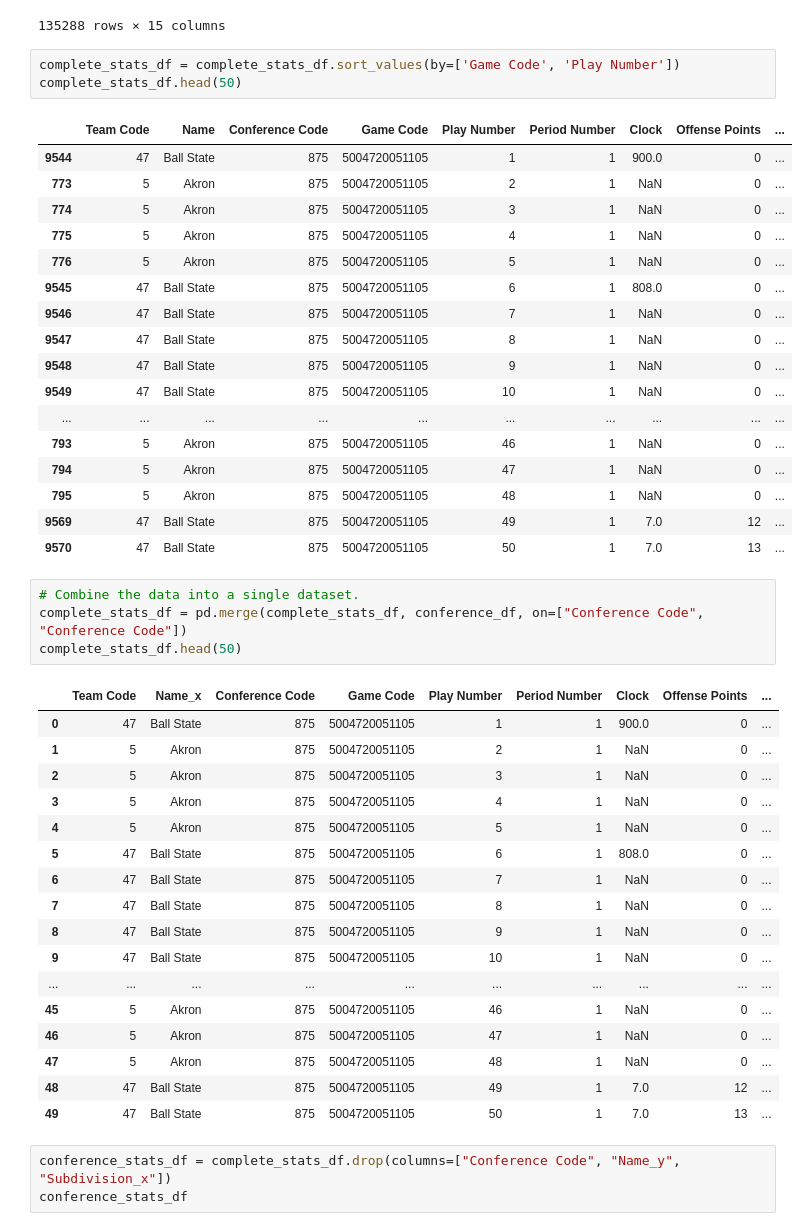
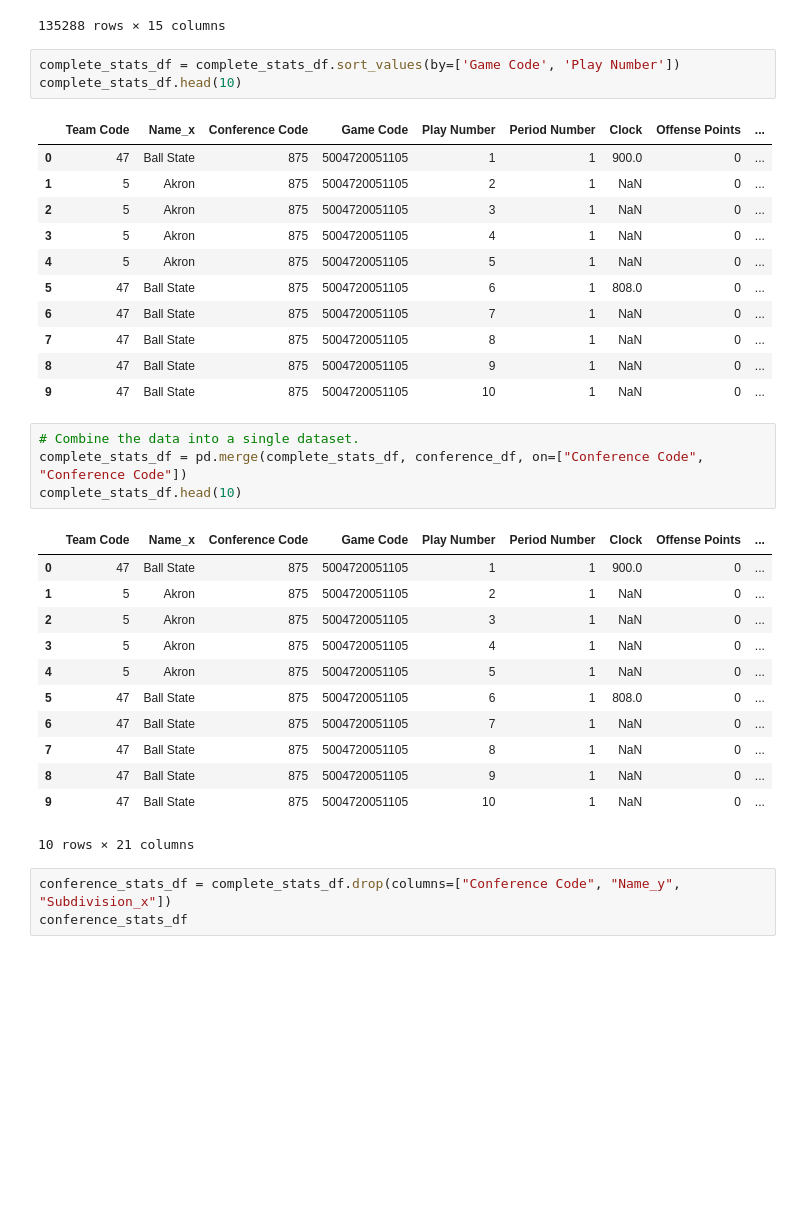
Before and after one commit to atuberville/FinalProject, a Jupyter notebook: conference_stats.ipynb, the cells around one changed output. Cells and saved outputs as stored; diff of their text form; blank space fills up the shorter version.

```diff
--- a/conference_stats.ipynb
+++ b/conference_stats.ipynb
@@ -105,29 +105,23 @@ complete_stats_df
 135288 rows × 15 columns
 # %%
 complete_stats_df = complete_stats_df.sort_values(by=['Game Code', 'Play Number'])
-complete_stats_df.head(50)
+complete_stats_df.head(10)
 # %% [output]
-|  | Team Code | Name | Conference Code | Game Code | Play Number | Period Number | Clock | Offense Points | ... |
-| 9544 | 47 | Ball State | 875 | 5004720051105 | 1 | 1 | 900.0 | 0 | ... |
-| 773 | 5 | Akron | 875 | 5004720051105 | 2 | 1 | NaN | 0 | ... |
-| 774 | 5 | Akron | 875 | 5004720051105 | 3 | 1 | NaN | 0 | ... |
-| 775 | 5 | Akron | 875 | 5004720051105 | 4 | 1 | NaN | 0 | ... |
-| 776 | 5 | Akron | 875 | 5004720051105 | 5 | 1 | NaN | 0 | ... |
-| 9545 | 47 | Ball State | 875 | 5004720051105 | 6 | 1 | 808.0 | 0 | ... |
-| 9546 | 47 | Ball State | 875 | 5004720051105 | 7 | 1 | NaN | 0 | ... |
-| 9547 | 47 | Ball State | 875 | 5004720051105 | 8 | 1 | NaN | 0 | ... |
-| 9548 | 47 | Ball State | 875 | 5004720051105 | 9 | 1 | NaN | 0 | ... |
-| 9549 | 47 | Ball State | 875 | 5004720051105 | 10 | 1 | NaN | 0 | ... |
-| ... | ... | ... | ... | ... | ... | ... | ... | ... | ... |
-| 793 | 5 | Akron | 875 | 5004720051105 | 46 | 1 | NaN | 0 | ... |
-| 794 | 5 | Akron | 875 | 5004720051105 | 47 | 1 | NaN | 0 | ... |
-| 795 | 5 | Akron | 875 | 5004720051105 | 48 | 1 | NaN | 0 | ... |
-| 9569 | 47 | Ball State | 875 | 5004720051105 | 49 | 1 | 7.0 | 12 | ... |
-| 9570 | 47 | Ball State | 875 | 5004720051105 | 50 | 1 | 7.0 | 13 | ... |
+|  | Team Code | Name_x | Conference Code | Game Code | Play Number | Period Number | Clock | Offense Points | ... |
+| 0 | 47 | Ball State | 875 | 5004720051105 | 1 | 1 | 900.0 | 0 | ... |
+| 1 | 5 | Akron | 875 | 5004720051105 | 2 | 1 | NaN | 0 | ... |
+| 2 | 5 | Akron | 875 | 5004720051105 | 3 | 1 | NaN | 0 | ... |
+| 3 | 5 | Akron | 875 | 5004720051105 | 4 | 1 | NaN | 0 | ... |
+| 4 | 5 | Akron | 875 | 5004720051105 | 5 | 1 | NaN | 0 | ... |
+| 5 | 47 | Ball State | 875 | 5004720051105 | 6 | 1 | 808.0 | 0 | ... |
+| 6 | 47 | Ball State | 875 | 5004720051105 | 7 | 1 | NaN | 0 | ... |
+| 7 | 47 | Ball State | 875 | 5004720051105 | 8 | 1 | NaN | 0 | ... |
+| 8 | 47 | Ball State | 875 | 5004720051105 | 9 | 1 | NaN | 0 | ... |
+| 9 | 47 | Ball State | 875 | 5004720051105 | 10 | 1 | NaN | 0 | ... |
 # %%
 # Combine the data into a single dataset.
 complete_stats_df = pd.merge(complete_stats_df, conference_df, on=["Conference Code", "Conference Code"])
-complete_stats_df.head(50)
+complete_stats_df.head(10)
 # %% [output]
 |  | Team Code | Name_x | Conference Code | Game Code | Play Number | Period Number | Clock | Offense Points | ... |
 | 0 | 47 | Ball State | 875 | 5004720051105 | 1 | 1 | 900.0 | 0 | ... |
@@ -140,12 +134,7 @@ complete_stats_df.head(50)
 | 7 | 47 | Ball State | 875 | 5004720051105 | 8 | 1 | NaN | 0 | ... |
 | 8 | 47 | Ball State | 875 | 5004720051105 | 9 | 1 | NaN | 0 | ... |
 | 9 | 47 | Ball State | 875 | 5004720051105 | 10 | 1 | NaN | 0 | ... |
-| ... | ... | ... | ... | ... | ... | ... | ... | ... | ... |
-| 45 | 5 | Akron | 875 | 5004720051105 | 46 | 1 | NaN | 0 | ... |
-| 46 | 5 | Akron | 875 | 5004720051105 | 47 | 1 | NaN | 0 | ... |
-| 47 | 5 | Akron | 875 | 5004720051105 | 48 | 1 | NaN | 0 | ... |
-| 48 | 47 | Ball State | 875 | 5004720051105 | 49 | 1 | 7.0 | 12 | ... |
-| 49 | 47 | Ball State | 875 | 5004720051105 | 50 | 1 | 7.0 | 13 | ... |
+10 rows × 21 columns
 # %%
 conference_stats_df = complete_stats_df.drop(columns=["Conference Code", "Name_y", "Subdivision_x"])
 conference_stats_df
```
Also changed, not shown: parts of 4 cells of this notebook.
